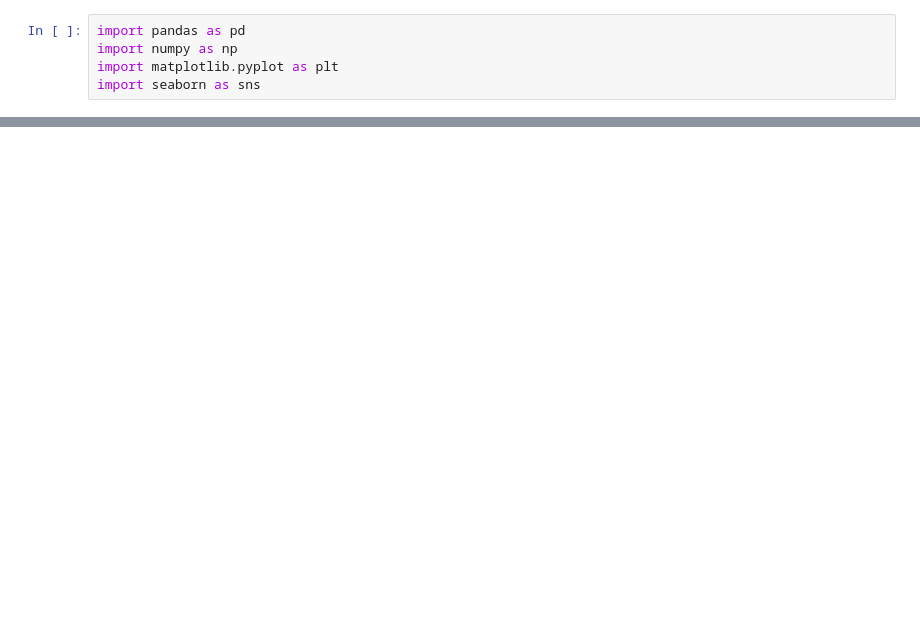
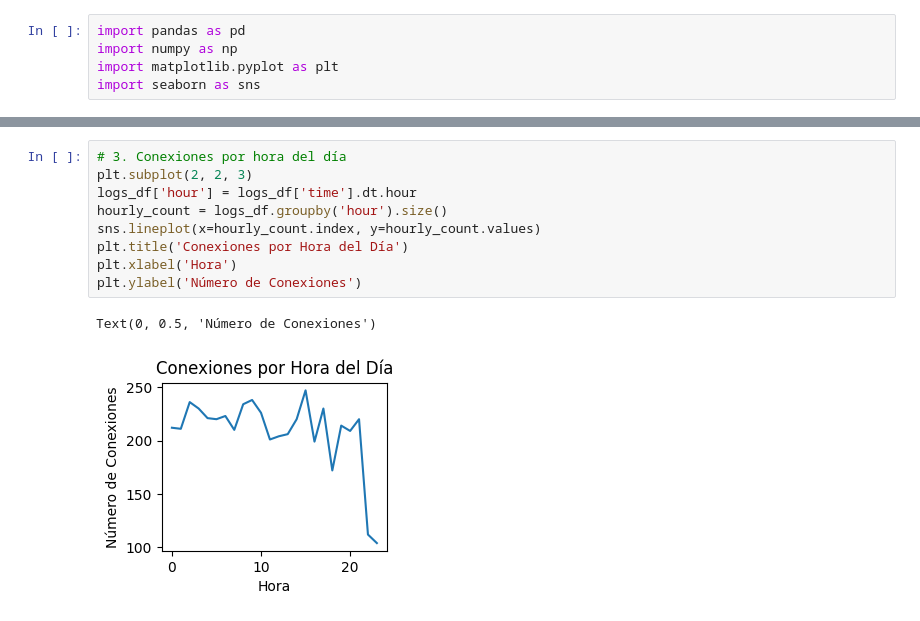
Before and after one commit to jonavarretequ/tarea3_grupo1, a Jupyter notebook: ejercicio_propio.ipynb, the cells around one changed output, grey strips where cells are left out. Saved outputs shown, nothing was run; the diff lists cells and outputs as text; blank space fills up the shorter version.

```diff
--- a/ejercicio_propio.ipynb
+++ b/ejercicio_propio.ipynb
@@ -64,0 +89,12 @@ print(logs_df)
+# %%
+# 3. Conexiones por hora del día
+plt.subplot(2, 2, 3)
+logs_df['hour'] = logs_df['time'].dt.hour
+hourly_count = logs_df.groupby('hour').size()
+sns.lineplot(x=hourly_count.index, y=hourly_count.values)
+plt.title('Conexiones por Hora del Día')
+plt.xlabel('Hora')
+plt.ylabel('Número de Conexiones')
+# %% [output]
+Text(0, 0.5, 'Número de Conexiones')
+[figure, added]
```
Also changed, not shown: parts of 12 cells of this notebook, 6 other files.
